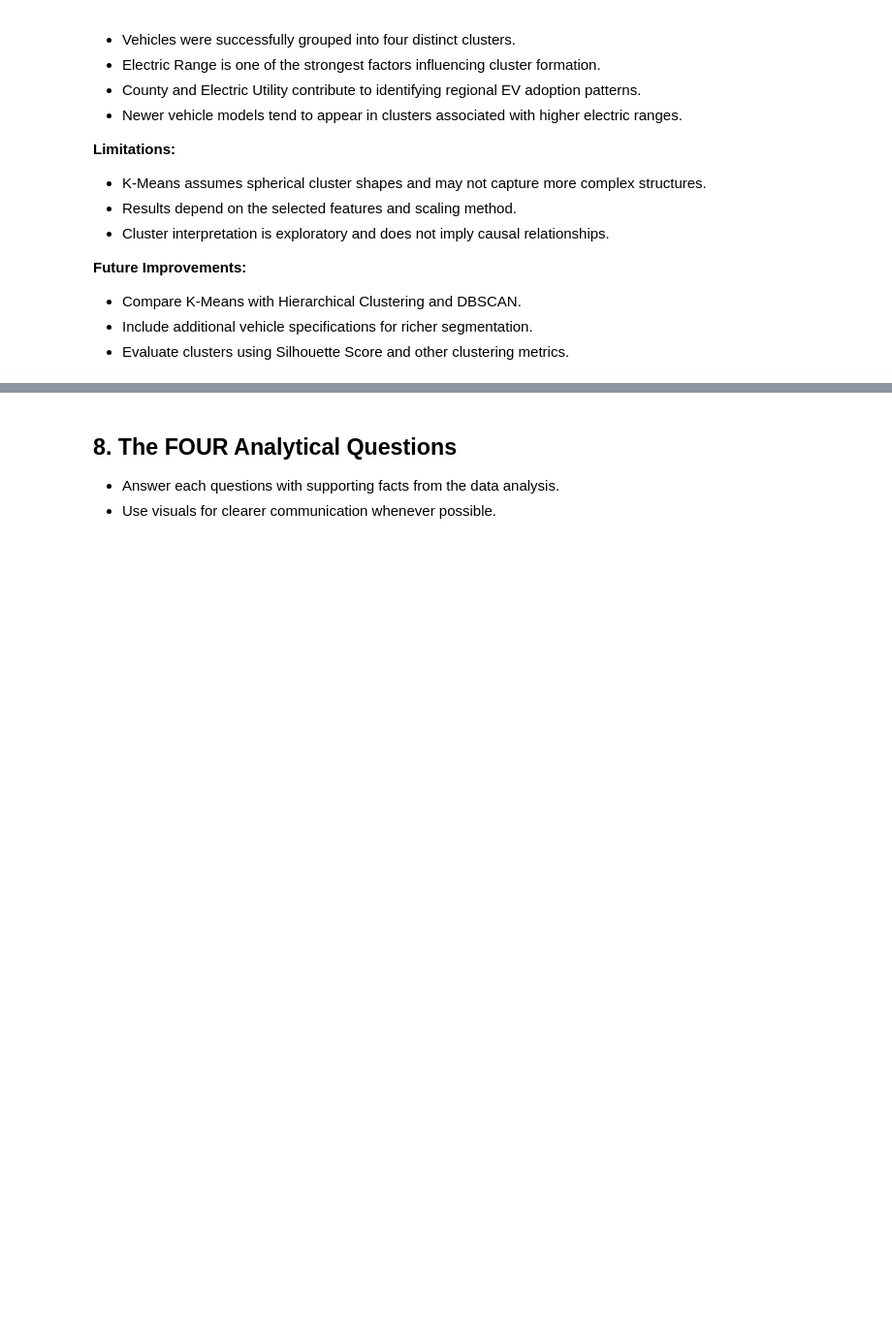
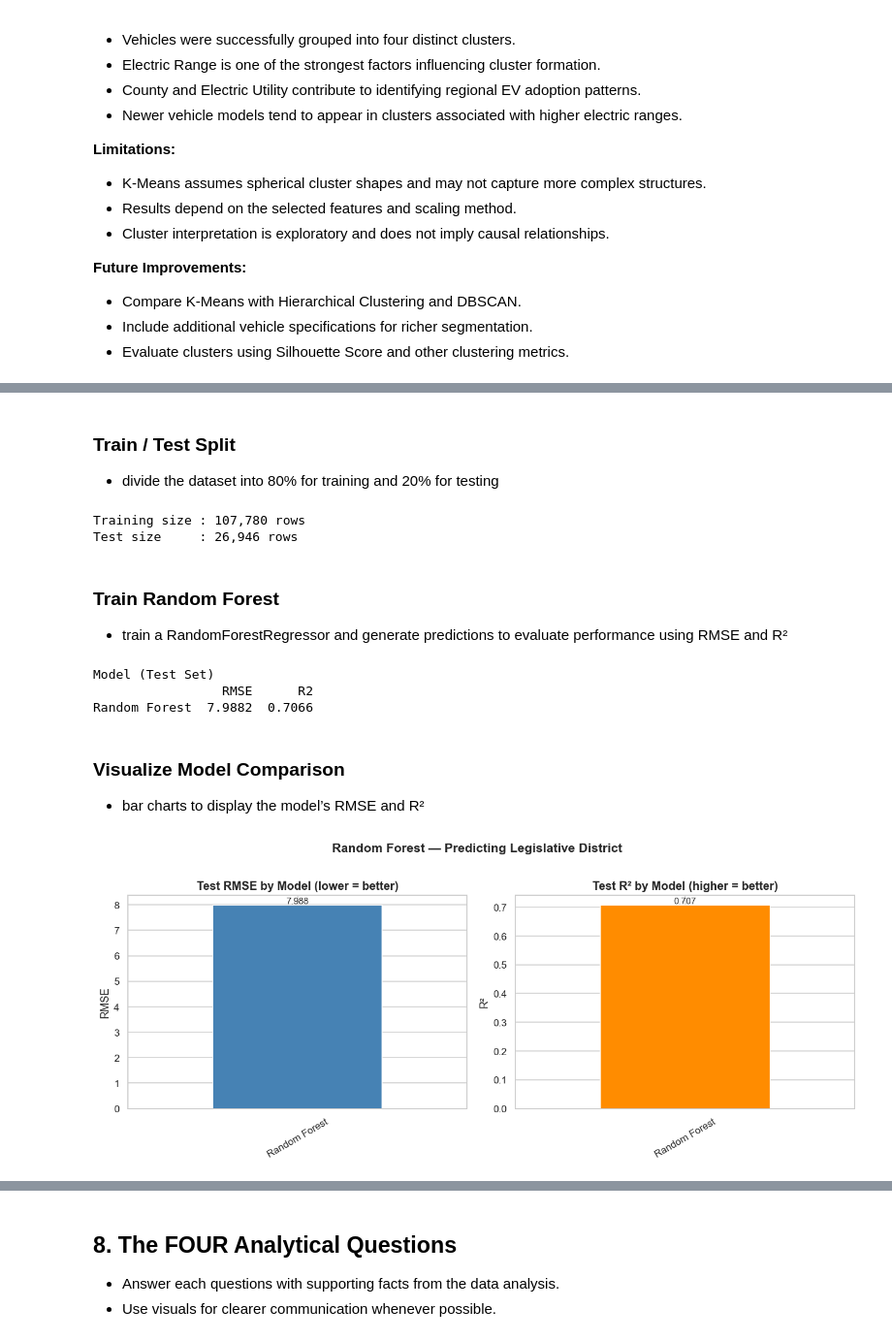
Before and after one commit to MrMinton/EV-Population, a Jupyter notebook: TTXL_GXX_Notebook.ipynb, the cells around one changed output, grey strips where cells are left out. Shown at 97% size. Cells and saved outputs as stored; diff of their text form; code cells hidden in the pictures; blank space fills up the shorter version.

Commit message:
Ramdom Forest Regression

```diff
--- a/TTXL_GXX_Notebook.ipynb
+++ b/TTXL_GXX_Notebook.ipynb
@@ -636,0 +693,66 @@ The clustering results reveal meaningful EV segments across different geographic
+# %% [markdown]
+### Train / Test Split
+- divide the dataset into 80% for training and 20% for testing
+# %%
+from sklearn.model_selection import train_test_split
+
+X_train, X_test, y_train, y_test = train_test_split(
+    X, y, test_size=0.20, random_state=42
+)
+print(f"Training size : {X_train.shape[0]:,} rows")
+print(f"Test size     : {X_test.shape[0]:,} rows")
+# %% [output]
+Training size : 107,780 rows
+Test size     : 26,946 rows
+# %% [markdown]
+### Train Random Forest
+- train a RandomForestRegressor and generate predictions to evaluate performance using RMSE and R²
+# %%
+from sklearn.ensemble         import RandomForestRegressor
+from sklearn.metrics          import mean_squared_error, r2_score
+results = {}
+
+rf = RandomForestRegressor(n_estimators=100, max_depth=20, random_state=42, n_jobs=-1)
+rf.fit(X_train, y_train)  # tree-based — no scaling needed
+y_pred_rf = rf.predict(X_test)
+
+# 2. Calculate and store metrics
+results['Random Forest'] = {
+    'RMSE': np.sqrt(mean_squared_error(y_test, y_pred_rf)),
+    'R2'  : r2_score(y_test, y_pred_rf)
+}
+results_df = pd.DataFrame(results).T.round(4)
+print("\nModel (Test Set)")
+print(results_df)
+# %% [output]
+Model (Test Set)
+                 RMSE      R2
+Random Forest  7.9882  0.7066
+# %% [markdown]
+### Visualize Model Comparison
+- bar charts to display the model’s RMSE and R²
+# %%
+fig, axes = plt.subplots(1, 2, figsize=(12, 5))
+
+# RMSE bar chart
+results_df['RMSE'].plot(kind='bar', ax=axes[0], color='steelblue', edgecolor='white')
+axes[0].set_title('Test RMSE by Model (lower = better)', fontsize=13, fontweight='bold')
+axes[0].set_xlabel('')
+axes[0].set_ylabel('RMSE')
+axes[0].tick_params(axis='x', rotation=30)
+axes[0].bar_label(axes[0].containers[0], fmt='%.3f', fontsize=10)
+
+# R² bar chart
+results_df['R2'].plot(kind='bar', ax=axes[1], color='darkorange', edgecolor='white')
+axes[1].set_title('Test R² by Model (higher = better)', fontsize=13, fontweight='bold')
+axes[1].set_xlabel('')
+axes[1].set_ylabel('R²')
+axes[1].tick_params(axis='x', rotation=30)
+axes[1].bar_label(axes[1].containers[0], fmt='%.3f',fontsize=10)
+
+plt.suptitle('Random Forest — Predicting Legislative District',
+             fontsize=14, fontweight='bold', y=1.01)
+plt.tight_layout()
+plt.show()
+# %% [output]
+[figure, added]
```
Also changed, not shown: parts of 14 cells of this notebook.
